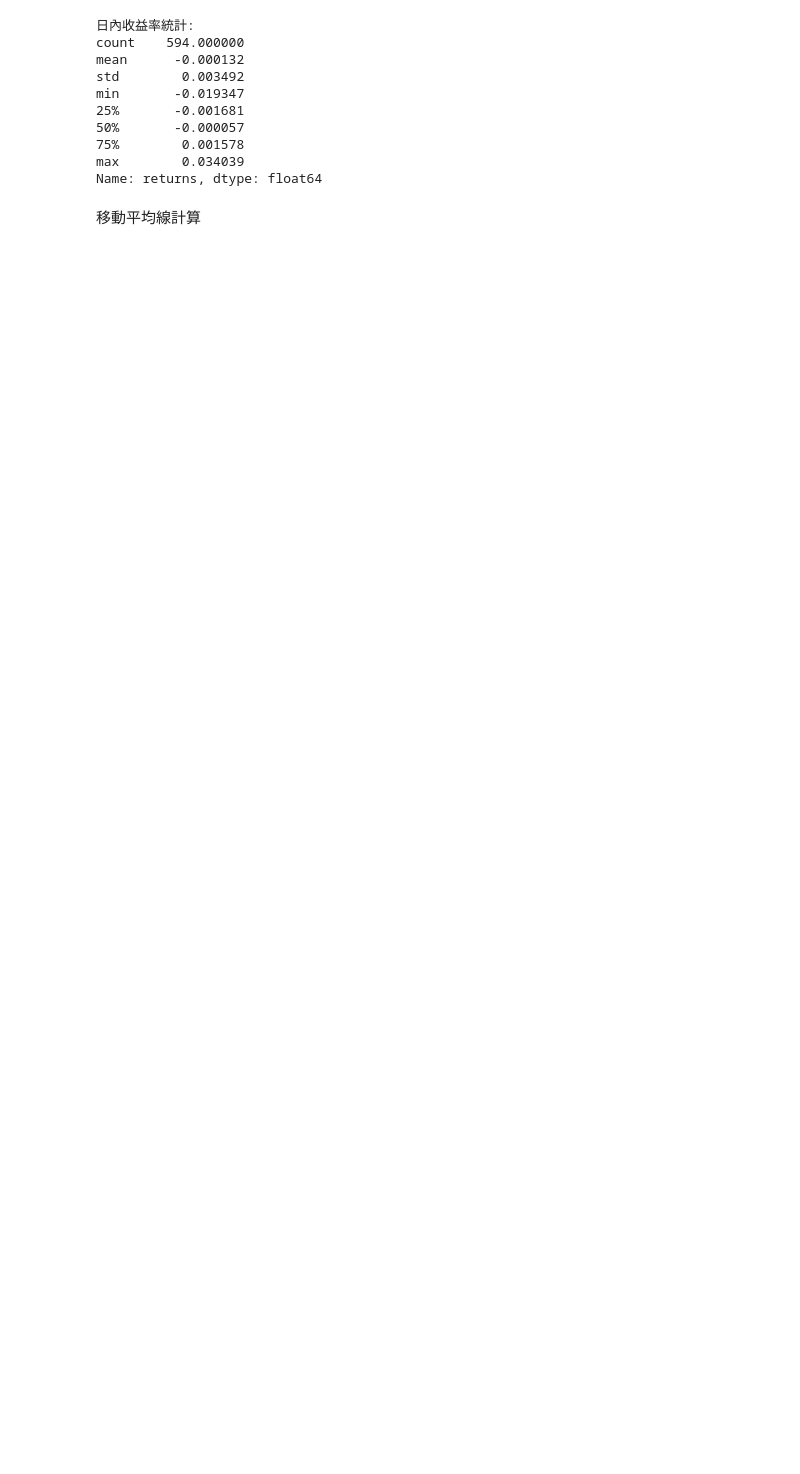
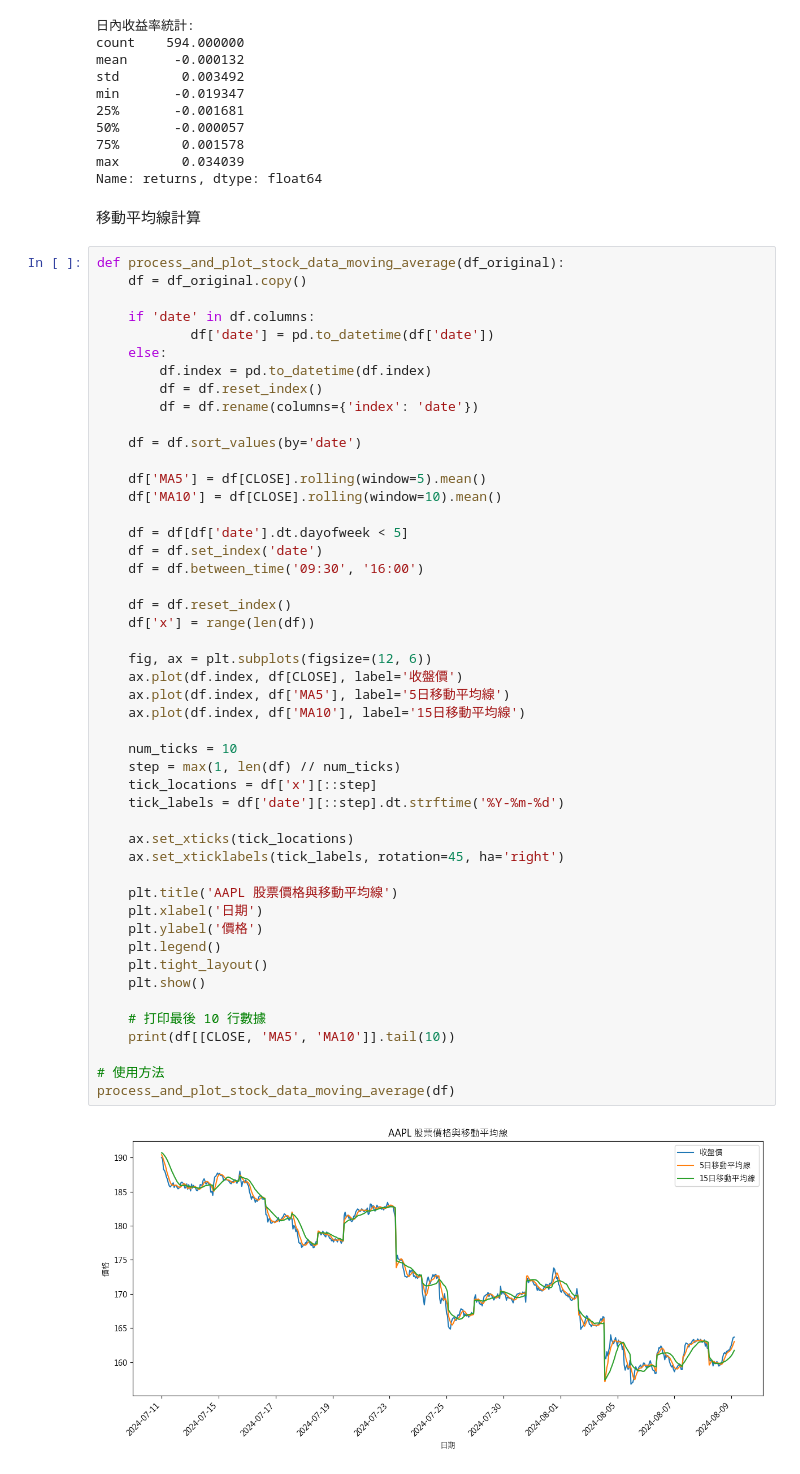
Before and after one commit to HankGuo93/stock-data-pipeline, a Jupyter notebook: stock_data_play_ground.ipynb, the cells around one changed output. Cells and saved outputs as stored; diff of their text form; blank space fills up the shorter version.

```diff
--- a/stock_data_play_ground.ipynb
+++ b/stock_data_play_ground.ipynb
@@ -192,3 +210,53 @@ max        0.034039
 Name: returns, dtype: float64
 # %% [markdown]
 移動平均線計算
+# %%
+def process_and_plot_stock_data_moving_average(df_original):
+    df = df_original.copy()
+
+    if 'date' in df.columns:
+            df['date'] = pd.to_datetime(df['date'])
+    else:
+        df.index = pd.to_datetime(df.index)
+        df = df.reset_index()
+        df = df.rename(columns={'index': 'date'})
+
+    df = df.sort_values(by='date')
+
+    df['MA5'] = df[CLOSE].rolling(window=5).mean()
+    df['MA10'] = df[CLOSE].rolling(window=10).mean()
+
+    df = df[df['date'].dt.dayofweek < 5]
+    df = df.set_index('date')
+    df = df.between_time('09:30', '16:00')
+
+    df = df.reset_index()
+    df['x'] = range(len(df))
+
+    fig, ax = plt.subplots(figsize=(12, 6))
+    ax.plot(df.index, df[CLOSE], label='收盤價')
+    ax.plot(df.index, df['MA5'], label='5日移動平均線')
+    ax.plot(df.index, df['MA10'], label='15日移動平均線')
+
+    num_ticks = 10
+    step = max(1, len(df) // num_ticks)
+    tick_locations = df['x'][::step]
+    tick_labels = df['date'][::step].dt.strftime('%Y-%m-%d')
+
+    ax.set_xticks(tick_locations)
+    ax.set_xticklabels(tick_labels, rotation=45, ha='right')
+
+    plt.title('AAPL 股票價格與移動平均線')
+    plt.xlabel('日期')
+    plt.ylabel('價格')
+    plt.legend()
+    plt.tight_layout()
+    plt.show()
+
+    # 打印最後 10 行數據
+    print(df[[CLOSE, 'MA5', 'MA10']].tail(10))
+
+# 使用方法
+process_and_plot_stock_data_moving_average(df)
+# %% [output]
+[figure, added]
```
Also changed, not shown: parts of 12 cells of this notebook.
